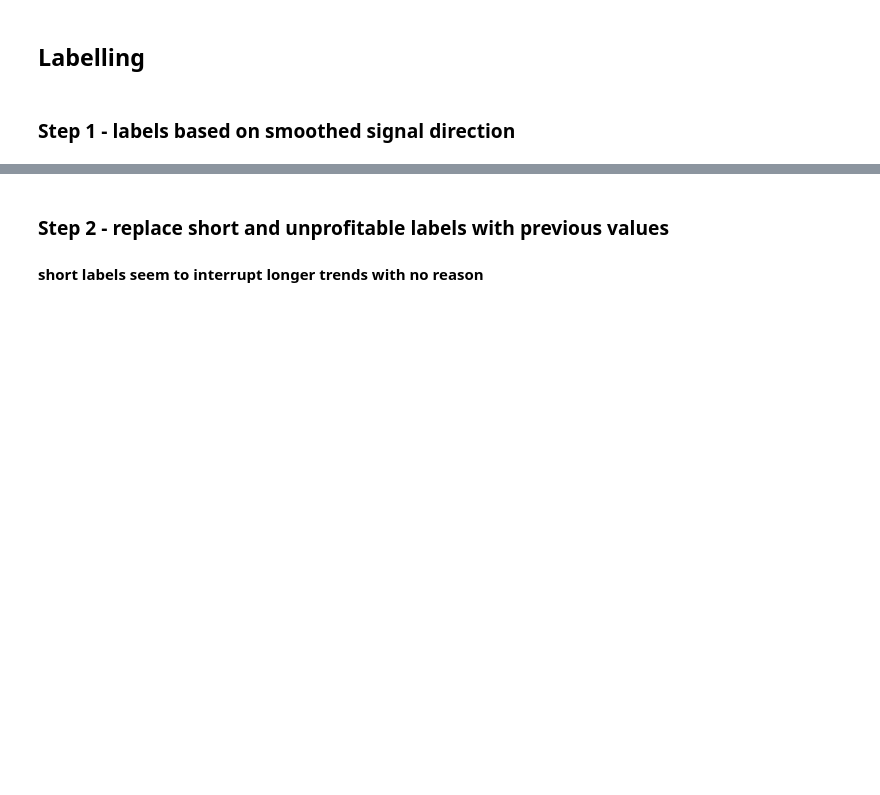
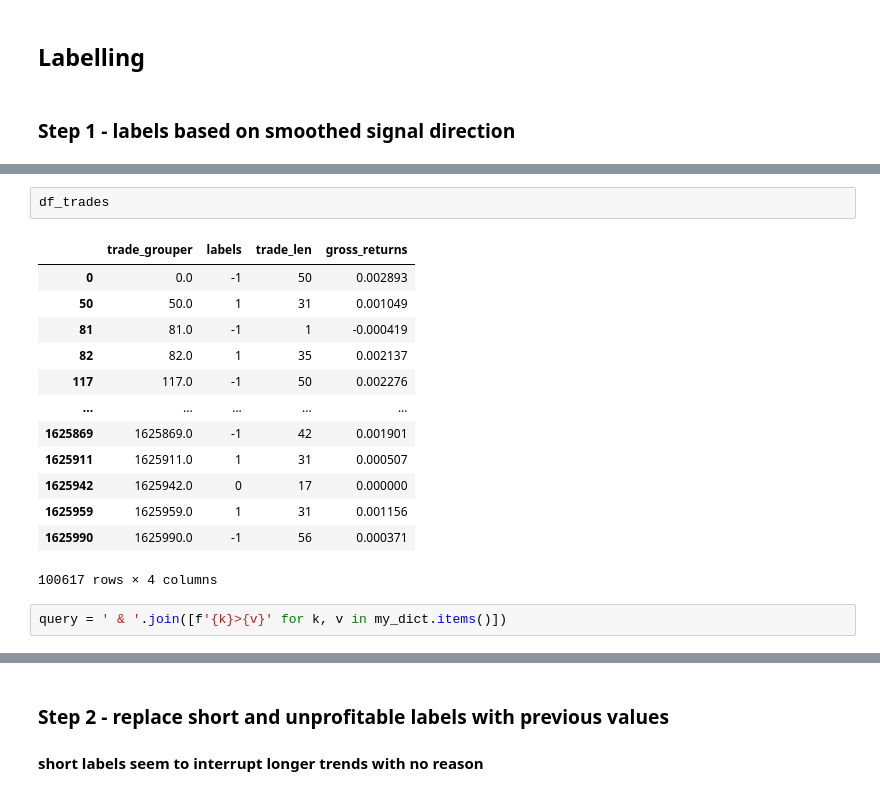
Before and after one commit to ociredef92/RL_Trader, a Jupyter notebook: label_opt.ipynb, the cells around one changed output, grey strips where cells are left out. Cells and saved outputs as stored; diff of their text form; blank space fills up the shorter version.

```diff
--- a/label_opt.ipynb
+++ b/label_opt.ipynb
@@ -75,0 +199,18 @@ Local regression or local polynomial regression,[1] also known as moving regress
+# %%
+df_trades
+# %% [output]
+|  | trade_grouper | labels | trade_len | gross_returns |
+| 0 | 0.0 | -1 | 50 | 0.002893 |
+| 50 | 50.0 | 1 | 31 | 0.001049 |
+| 81 | 81.0 | -1 | 1 | -0.000419 |
+| 82 | 82.0 | 1 | 35 | 0.002137 |
+| 117 | 117.0 | -1 | 50 | 0.002276 |
+| ... | ... | ... | ... | ... |
+| 1625869 | 1625869.0 | -1 | 42 | 0.001901 |
+| 1625911 | 1625911.0 | 1 | 31 | 0.000507 |
+| 1625942 | 1625942.0 | 0 | 17 | 0.000000 |
+| 1625959 | 1625959.0 | 1 | 31 | 0.001156 |
+| 1625990 | 1625990.0 | -1 | 56 | 0.000371 |
+100617 rows × 4 columns
+# %%
+query = ' & '.join([f'{k}>{v}' for k, v in my_dict.items()])
```
Also changed, not shown: parts of 14 cells of this notebook.
